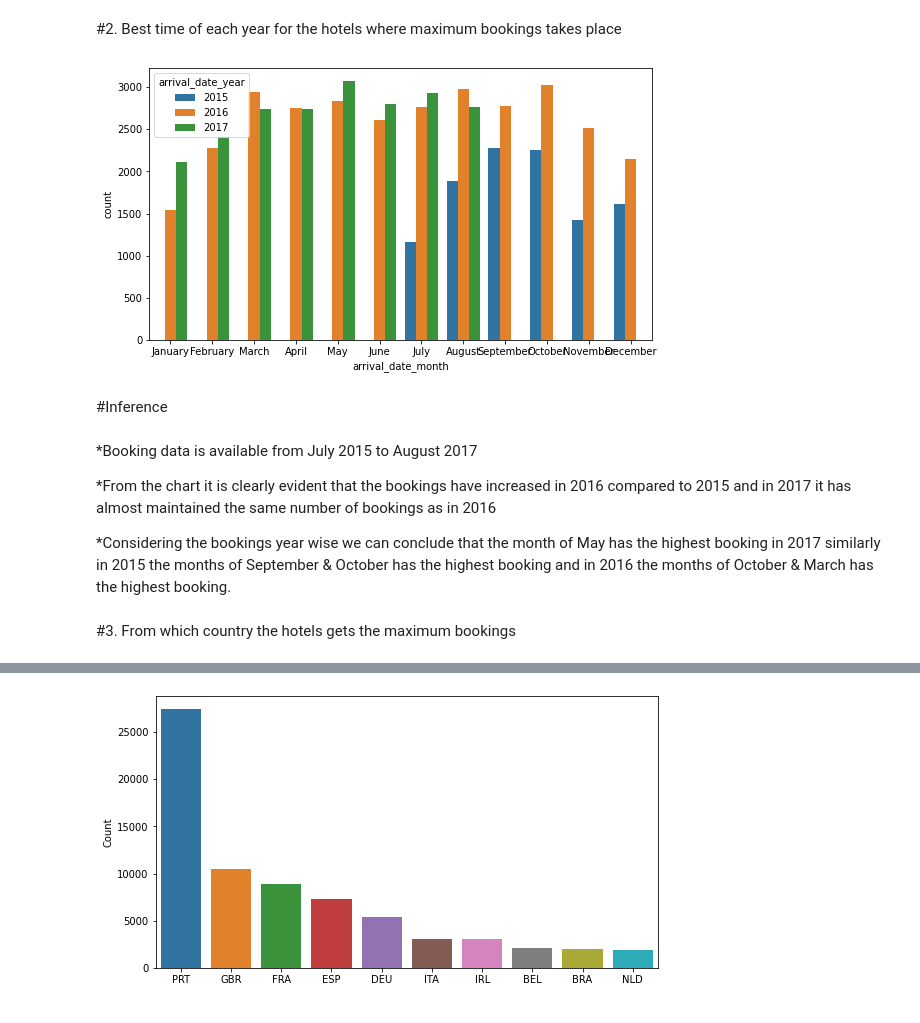
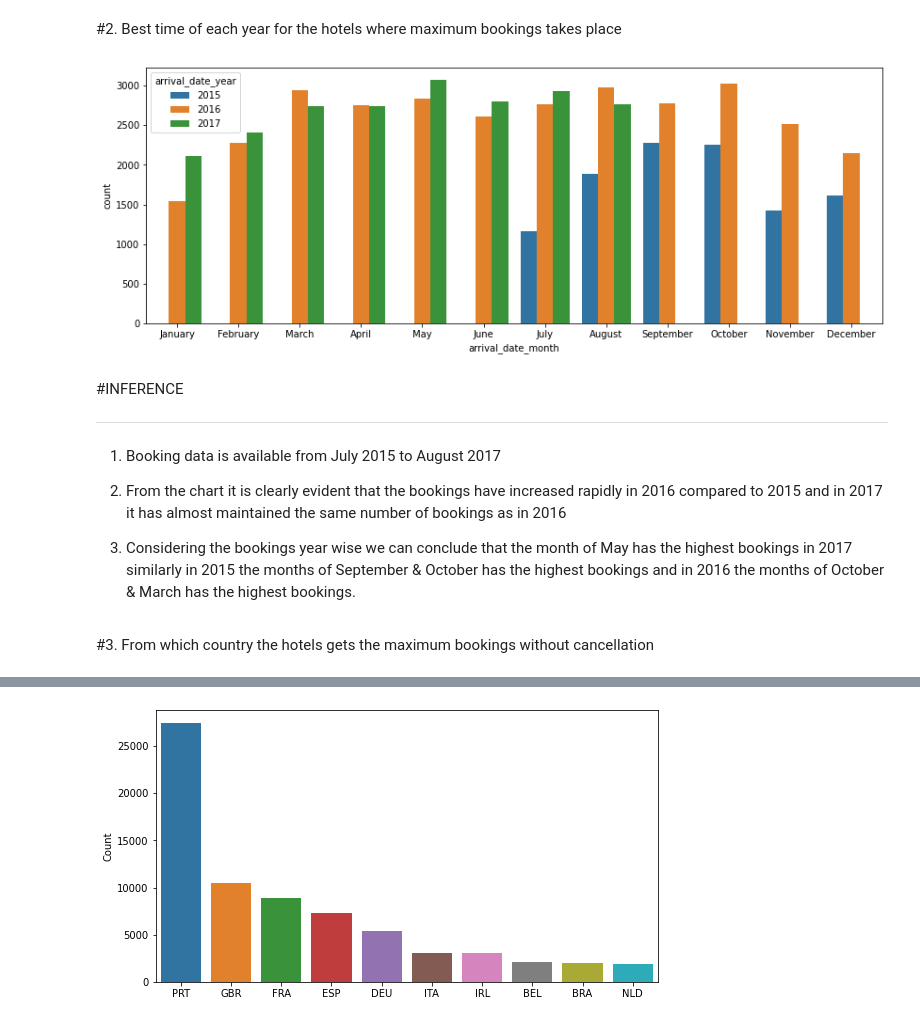
Before and after one commit to Priyanka40k/EDA_Hotel-Booking-Capston-Project, a Jupyter notebook: Copy_of_EDA_Hotel_booking_Q1.ipynb, the cells around one changed output, grey strips where cells are left out. Cells and saved outputs as stored; diff of their text form; code cells hidden in the pictures.

```diff
--- a/Copy_of_EDA_Hotel_booking_Q1.ipynb
+++ b/Copy_of_EDA_Hotel_booking_Q1.ipynb
@@ -266,3 +296,6 @@ perc_missing_data
 # %% [markdown]
 #1. Which hotel is prefered by the guest?
 Let’s answer our first question, how many bookings were made for each type of hotel.
+# %%
+x= df[df['is_canceled']==0]
+x.value_counts()
@@ -283,23 +368,27 @@ plt.show()
 # %% [markdown]
 #2. Best time of each year for the hotels where maximum bookings takes place
 # %%
-plt.figure(figsize=(9,5))
-sns.countplot(data= df[df['is_canceled']==0],
+plt.figure(figsize=(14,5))
+sns.countplot(data= x,
               x = 'arrival_date_month',
               hue = 'arrival_date_year',
 
               order= ['January','February','March','April','May','June','July','August','September','October','November','December']);
 # %% [output]
-[figure, old version]
+[figure, new version]
-# %% [markdown]
-#Inference
 # %% [markdown]
-*Booking data is available from July 2015 to August 2017
+#INFERENCE
 
-*From the chart it is clearly evident that the bookings have increased in
+
+---
+
+
+1.   Booking data is available from July 2015 to August 2017
+
+2. From the chart it is clearly evident that the bookings have increased rapidly in
 2016 compared to 2015 and in 2017 it has almost maintained the same number of bookings as in 2016
 
-*Considering the bookings year wise we can conclude that the month of May has the highest booking in 2017 similarly in 2015 the months of September & October has the highest booking and in 2016 the months of October & March has the highest booking.
+3. Considering the bookings year wise we can conclude that the month of May has the highest bookings in 2017 similarly in 2015 the months of September & October has the highest bookings and in 2016 the months of October & March has the highest bookings.
 # %% [markdown]
-#3. From which country the hotels gets the maximum bookings
+#3. From which country the hotels gets the maximum bookings without cancellation
 # %%
```
Also changed, not shown: parts of 78 cells of this notebook.
